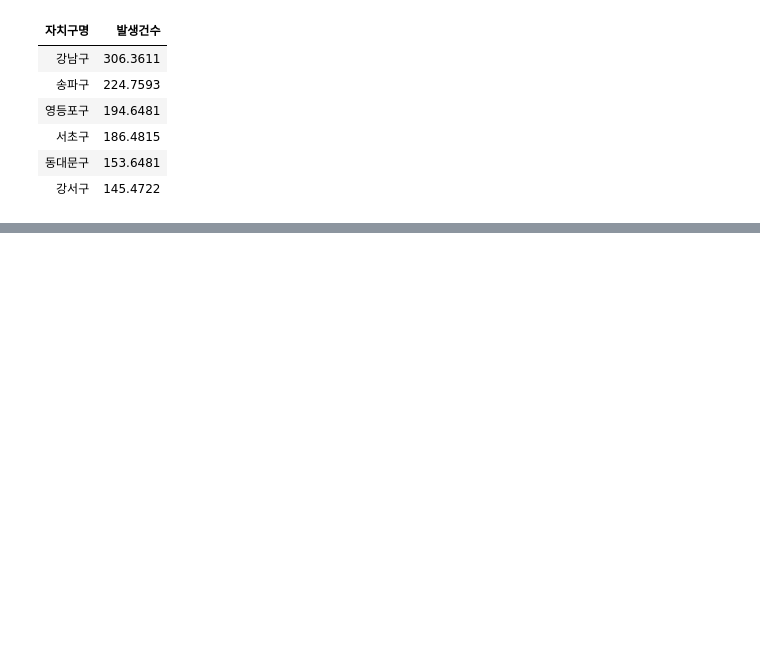
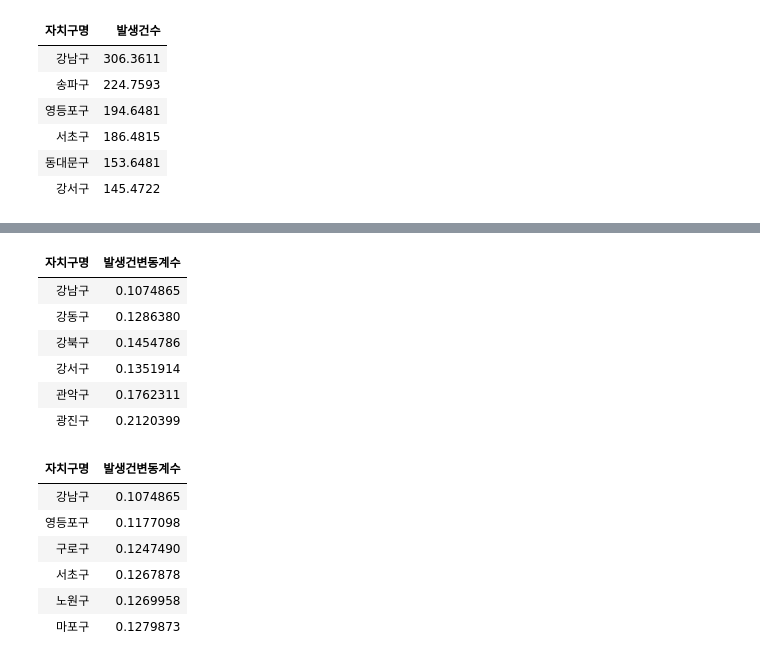
Before and after one commit to swyoo39/R_base, a Jupyter notebook: R_base/08.파일 입출력.ipynb, the cells around one changed output, grey strips where cells are left out. Cells and saved outputs as stored; diff of their text form; code cells hidden in the pictures; blank space fills up the shorter version.

```diff
--- a/R_base/08.파일 입출력.ipynb
+++ b/R_base/08.파일 입출력.ipynb
@@ -637,0 +663,21 @@ head(arrange(regionAcc.mean,desc(발생건수)))
+# %%
+# 자치구명과 변동계수를 가진 dataframe 만들기.
+regionAcc<-data.frame(자치구명=regionAcc.sd$자치구명,발생건변동계수=regionAcc.cv)
+head(regionAcc)
+# 변동계수로 정렬
+head(arrange(regionAcc,발생건변동계수)) # 변동계수가 적을수록 발생이 많은 자치구
+# %% [output]
+| 자치구명 | 발생건변동계수 |
+| 강남구 | 0.1074865 |
+| 강동구 | 0.1286380 |
+| 강북구 | 0.1454786 |
+| 강서구 | 0.1351914 |
+| 관악구 | 0.1762311 |
+| 광진구 | 0.2120399 |
+| 자치구명 | 발생건변동계수 |
+| 강남구 | 0.1074865 |
+| 영등포구 | 0.1177098 |
+| 구로구 | 0.1247490 |
+| 서초구 | 0.1267878 |
+| 노원구 | 0.1269958 |
+| 마포구 | 0.1279873 |
```
Also changed, not shown: parts of 20 cells of this notebook, 3 other files.
